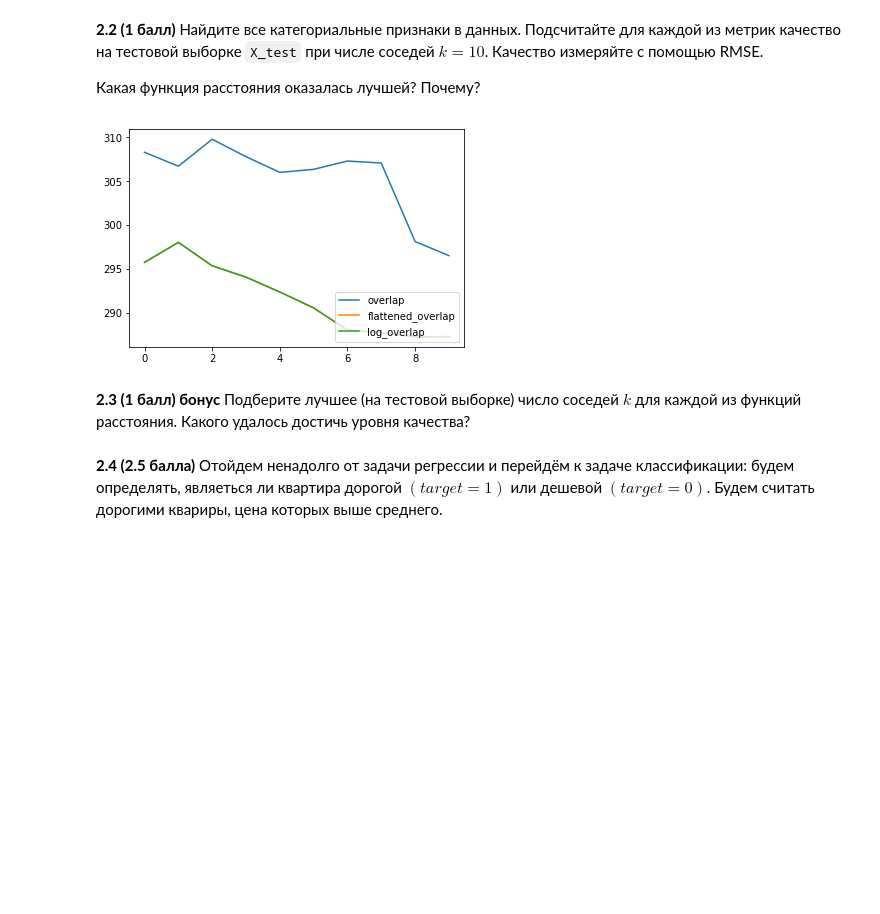
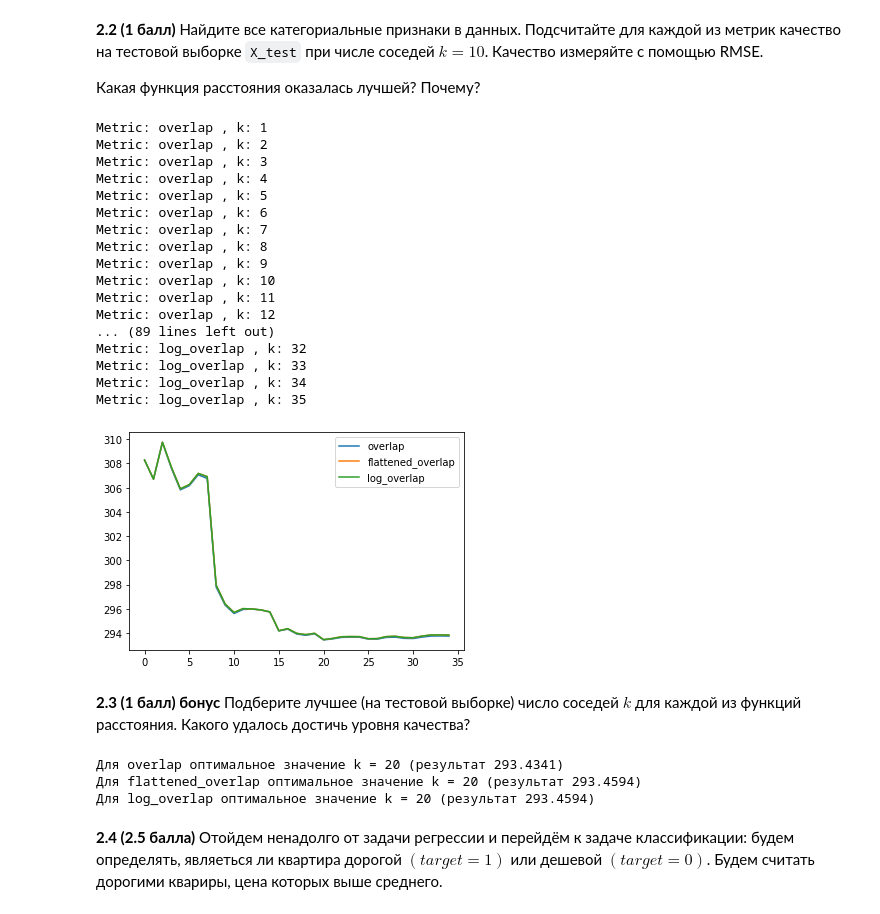
Before and after one commit to GHopperMSK/lmsu-homework, a Jupyter notebook: airbnb/homework-practice-02.ipynb, the cells around one changed output. Saved outputs shown, nothing was run; the diff lists cells and outputs as text; code cells hidden in the pictures; blank space fills up the shorter version.

```diff
--- a/airbnb/homework-practice-02.ipynb
+++ b/airbnb/homework-practice-02.ipynb
@@ -203,11 +203,17 @@ class KNNRegressor:
         for x in range(len(X)):
             for y in range(len(Y)):
                 dist = 0
-                for с in range(len(Y[y])):
-                    if (X[x][с] != Y[y][с]):
-                        dist = dist + freqs[с][X[x][с]]
+                p = 0
+                for c in range(len(Y[y])):
+                    if (X[x][c] != Y[y][c]):
+                        dist = 1
+                        p = 0
+                        break
+                    else:
+                        dp = (freqs[c][X[x][c]] * (freqs[c][X[x][c]] - 1)) / (len(X) * (len(X) - 1 ))
+                        p = p + dp
 
-                res[x][y] = dist
+                res[x][y] = dist + p
         return res;
 
     def log_overlap(self, X, Y):
@@ -227,9 +233,9 @@ class KNNRegressor:
         for x in range(len(X)):
             for y in range(len(Y)):
                 dist = 0
-                for f in range(len(Y[y])):
-                    if (X[x][f] != Y[y][f]):
-                        dist = dist + np.log(1 + freqsX[col][X[x][f]]) * np.log(1 + freqsY[col][Y[x][f]])
+                for c in range(len(Y[y])):
+                    if (X[x][c] != Y[y][c]):
+                        dist = dist + np.log(1 + freqsX[c][X[x][f]]) * np.log(1 + freqsY[c][Y[x][f]])
 
                 res[x][y] = dist
         return res;
@@ -342,24 +348,44 @@ X_test1[:, 2] = labelencoder.fit_transform(X_test1[:, 2])
 
 Какая функция расстояния оказалась лучшей? Почему?
 # %%
+import random
+
 # Ваш код здесь
 from sklearn.metrics import mean_squared_error
 import matplotlib.pyplot as plt
 
-k_max = 10
+k_max = 35
 metrics_array = ['overlap', 'flattened_overlap', 'log_overlap']
 res = np.zeros(k_max * len(metrics_array)).reshape(k_max, len(metrics_array))
 for m in range(len(metrics_array)):
-    for k in range(k_max):
-        knnr = KNNRegressor(n_neighbors = k + 1, metric = metrics_array[m], mode = 'uniform')
+    for k in range(0, k_max):
+        print("Metric: %s , k: %d" % (metrics_array[m], k + 1))
+        knnr = KNNRegressor(n_neighbors = k + 1, metric = metrics_array[m], mode = 'distance')
         knnr.fit(X_train1, y_train1)
         pred = knnr.predict(X_test1)
         res[k][m] = np.sqrt(mean_squared_error(y_test1, pred))
 
 plt.plot(res)
-plt.legend(metrics_array, loc='lower right')
+plt.legend(metrics_array, loc='upper right')
 plt.show()
 # %% [output]
+Metric: overlap , k: 1
+Metric: overlap , k: 2
+Metric: overlap , k: 3
+Metric: overlap , k: 4
+Metric: overlap , k: 5
+Metric: overlap , k: 6
+Metric: overlap , k: 7
+Metric: overlap , k: 8
+Metric: overlap , k: 9
+Metric: overlap , k: 10
+Metric: overlap , k: 11
+Metric: overlap , k: 12
+... (89 lines left out)
+Metric: log_overlap , k: 32
+Metric: log_overlap , k: 33
+Metric: log_overlap , k: 34
+Metric: log_overlap , k: 35
-[figure, old version]
+[figure, new version]
 # %% [markdown]
 <b>2.3 (1 балл) бонус</b> Подберите лучшее (на тестовой выборке) число соседей $k$ для каждой из функций расстояния. Какого удалось достичь уровня качества?
@@ -368,3 +392,13 @@ plt.show()
+# %%
+# Ваш код здесь
+metrics_array = ['overlap', 'flattened_overlap', 'log_overlap']
+for m in range(len(metrics_array)):
+    k = np.argmin(res[:,m])
+    print("Для %s оптимальное значение k = %d (результат %.4f)" % (metrics_array[m], k, res[k,m]))
+# %% [output]
+Для overlap оптимальное значение k = 20 (результат 293.4341)
+Для flattened_overlap оптимальное значение k = 20 (результат 293.4594)
+Для log_overlap оптимальное значение k = 20 (результат 293.4594)
 # %% [markdown]
 <b>2.4 (2.5 балла)</b> Отойдем ненадолго от задачи регрессии и перейдём к задаче классификации: будем определять, являеться ли квартира дорогой $(target = 1)$ или дешевой $(target = 0)$. Будем считать дорогими квариры, цена которых выше среднего.
 # %%
```
Also changed, not shown: parts of 2 cells of this notebook.
